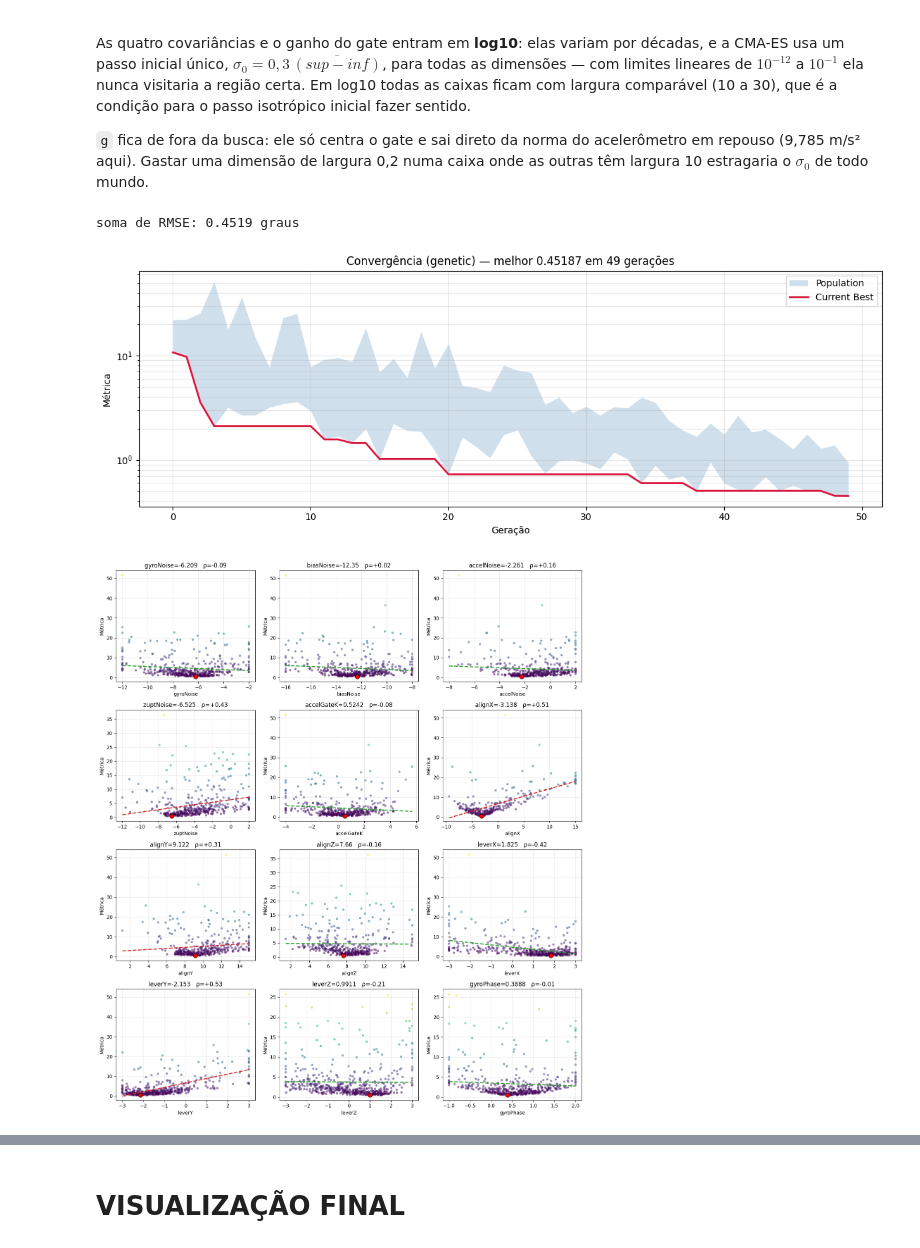
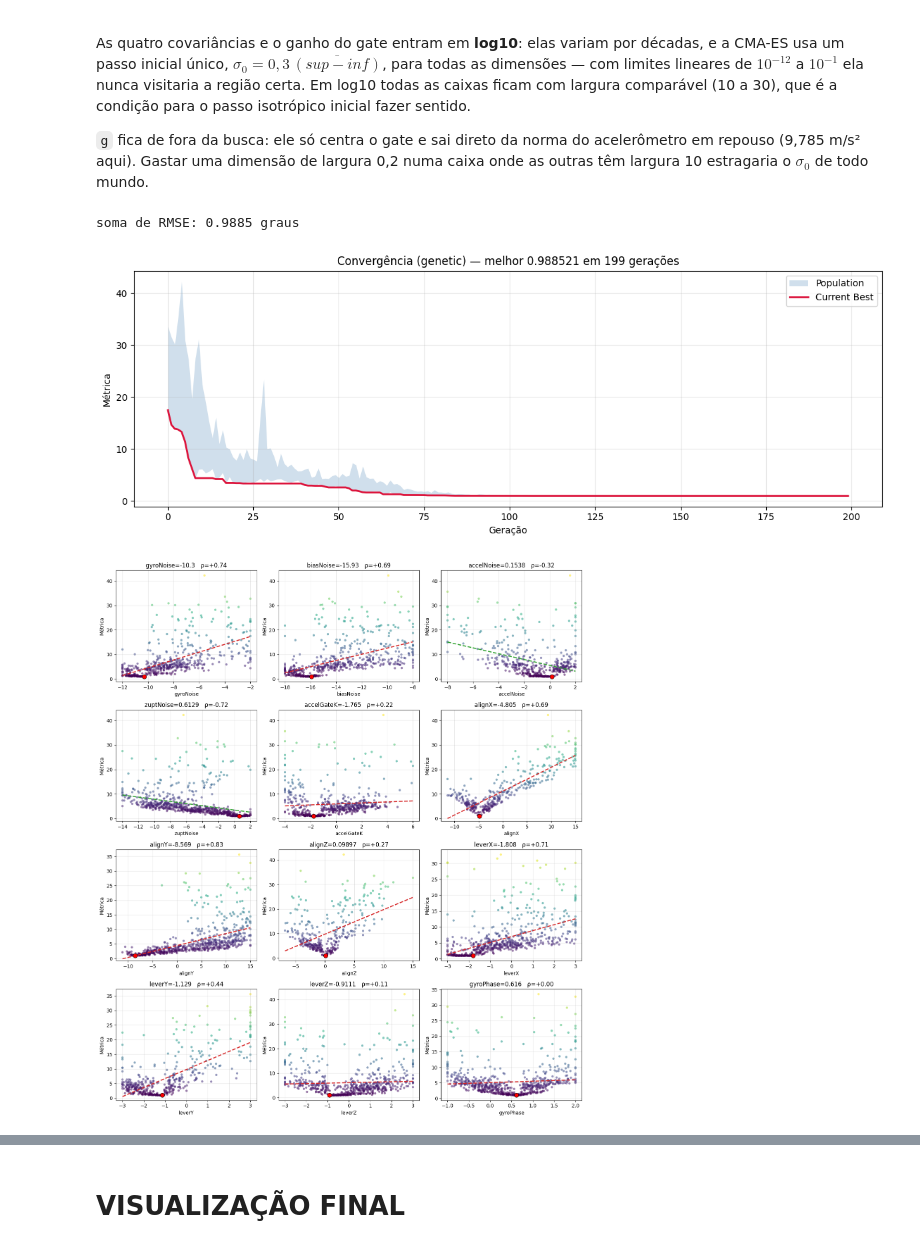
Before and after one commit to KlaussMarchi/MRU, a Jupyter notebook: Calibration/Model/KalmanFusion/1 - Model.ipynb, the cells around one changed output, grey strips where cells are left out. Cells and saved outputs as stored; diff of their text form; code cells hidden in the pictures.

```diff
--- a/Calibration/Model/KalmanFusion/1 - Model.ipynb
+++ b/Calibration/Model/KalmanFusion/1 - Model.ipynb
@@ -541,44 +541,42 @@ $\sigma_0$ de todo mundo.
 # %%
 from Nature.index import NatureSelector
 
-
-# A INTERFACE DO NatureSelector: UM ESCALAR POR AVALIACAO. O ERRO ANGULAR VAI PELO RAMO CURTO DENTRO DE get()
 def objective(params):
     kf = KalmanFilter(df, xCols=xCols, yCols=yCols, params=params)
     kf.update()
     result = kf.get()
-    return result['roll']['rmse']
+    return result['pitch']['rmse'] + result['roll']['rmse']
 
 
 problem = {
     'objective': objective, 'maximize': False, 'seed': 42, 'verbose': True,
     'variables': {
         'gyroNoise':  {'bounds': (-12.0,  -2.0)},   # log10 (rad/s)^2/Hz   ARW do giro: 1e-12 a 1e-2
         'biasNoise':  {'bounds': (-18.0,  -8.0)},   # log10 (rad/s^2)^2/Hz random walk do bias
         'accelNoise': {'bounds': ( -8.0,   2.0)},   # log10 variancia do versor do acelerometro
         'zuptNoise':  {'bounds': (-14.0,   2.0)},   # log10 (rad/s)^2 do ZARU; o topo desliga a correcao
         'accelGateK': {'bounds': ( -4.0,   6.0)},   # log10 do ganho que infla R quando |a| foge de g
         'alignX':     {'bounds': (-15.0,  15.0)},   # graus, montagem do sensor no referencial da referencia
         'alignY':     {'bounds': (-15.0,  15.0)},
         'alignZ':     {'bounds': (-15.0,  15.0)},
         'leverX':     {'bounds': ( -3.0,   3.0)},   # metros, do centro de rotacao ate o sensor, no corpo
         'leverY':     {'bounds': ( -3.0,   3.0)},
         'leverZ':     {'bounds': ( -3.0,   3.0)},
         'gyroPhase':  {'bounds': ( -1.0,   2.0)},   # fase da taxa integrada: 0 retangular, 0.5 trapezoidal
     }
 }
 
-SEARCH = {'population': 12, 'generations': 50, 'workers': 8, 'backend': 'process'}
+SEARCH = {'population': 15, 'generations': 200, 'workers': 8, 'backend': 'process'}
 RUNS   = 1
 
 model = NatureSelector('genetic', {**problem, **SEARCH}, n_gaussian=RUNS)
 best, score = model.update()
 
 print(f'soma de RMSE: {score:.4f} graus')
 model.plotMetrics()
 model.plotVariables('range')
 model.plotVariables('temporal')
 # %% [output]
-soma de RMSE: 0.4519 graus
+soma de RMSE: 0.9885 graus
-[figure, old version]
+[figure, new version]
-[figure, old version]
+[figure, new version]
```
Also changed, not shown: parts of 6 cells of this notebook, 27 other files.
